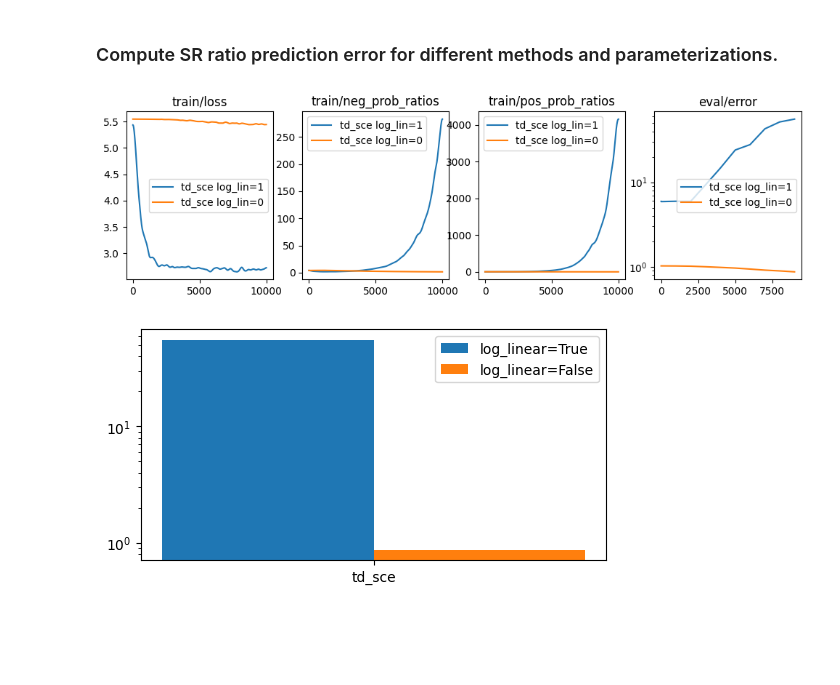
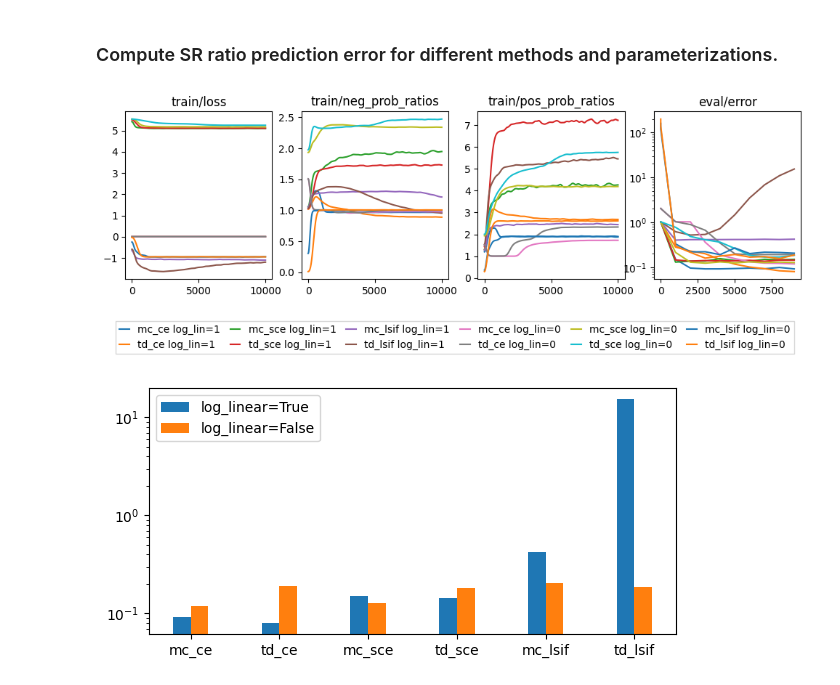
Before and after one commit to chongyi-zheng/ogbench, a Jupyter notebook: notebooks/mc_td_fb.ipynb, the cells around one changed output. Cells and saved outputs as stored; diff of their text form; code cells hidden in the pictures; blank space fills up the shorter version.

```diff
--- a/notebooks/mc_td_fb.ipynb
+++ b/notebooks/mc_td_fb.ipynb
@@ -158,7 +158,7 @@ def plot_metrics(metrics, f_axes=None, logyscale_stats=[], title='', label=None)
       ax.set_yscale('log')
     ax.set_title(name)
 
-    ax.legend()
+    # ax.legend()
     ax.grid()
 
   f.suptitle(title)
@@ -168,7 +168,6 @@ def plot_metrics(metrics, f_axes=None, logyscale_stats=[], title='', label=None)
 # learn the representations
 repr_dim = 4
 batch_size = 256
-tau = 0.005
 
 (terminal_locs,) = np.nonzero(dataset['terminals'] > 0)
 
@@ -195,8 +194,8 @@ def get_prob_ratios(f, b, repr_activation=False, log_linear=False):
     if repr_activation:
         f = jax.nn.softplus(f)
         b = jax.nn.softplus(b)
-    f = f / jnp.linalg.norm(f, axis=-1, keepdims=True) * jnp.sqrt(f.shape[-1])
-    b = b / jnp.linalg.norm(b, axis=-1, keepdims=True) * jnp.sqrt(b.shape[-1])
+    # f = f / jnp.linalg.norm(f, axis=-1, keepdims=True) * jnp.sqrt(f.shape[-1])
+    # b = b / jnp.linalg.norm(b, axis=-1, keepdims=True) * jnp.sqrt(b.shape[-1])
     prob_ratios = jnp.einsum('ik,jk->ij', f, b)
     if log_linear:
         prob_ratios = jnp.exp(prob_ratios)
@@ -230,18 +229,16 @@ def train_and_eval(repr_dim, loss_type, log_linear, num_training_steps=10_000, e
         repr_activation = True
 
     rng = jax.random.key(np.random.randint(2 ** 32))
-    rng, f_rng, b_rng, temp_rng = jax.random.split(rng, 4)
+    rng, f_rng, b_rng = jax.random.split(rng, 3)
     F = 1e-6 * jax.random.normal(f_rng, shape=(num_observations, repr_dim))
     B = 1e-6 * jax.random.normal(b_rng, shape=(num_observations, repr_dim))
-    log_temp = 1e-6 * jax.random.normal(temp_rng, shape=(1, ))
-    params = (F, B, log_temp)
-    target_params = copy.deepcopy(params)
+    params = (F, B)
 
-    optimizer = optax.adam(learning_rate=3e-4)
+    optimizer = optax.adam(learning_rate=3e-3)
     opt_state = optimizer.init(params)
 
     @jax.jit
-    def loss_fn(params, target_params, batch, rng):
+    def loss_fn(params, batch, rng):
         obs = batch['observations']
         next_obs = batch['next_observations']
         future_obs = batch['future_observations']
@@ -249,34 +246,32 @@ def train_and_eval(repr_dim, loss_type, log_linear, num_training_steps=10_000, e
 
         I = jnp.eye(batch_size)
         f = params[0][obs]
-        target_next_f = params[0][next_obs]
+        next_f = params[0][next_obs]
         current_b = params[1][obs]
         future_b = params[1][future_obs]
         random_b = params[1][random_obs]
-        target_random_b = params[1][random_obs]
 
         current_prob_ratios = get_prob_ratios(f, current_b, repr_activation, log_linear)
         future_prob_ratios = get_prob_ratios(f, future_b, repr_activation, log_linear)
         random_prob_ratios = get_prob_ratios(f, random_b, repr_activation, log_linear)
 
         if loss_type in ['mc_ce', 'mc_sce', 'mc_lsif']:
-            # random_prob_ratios = get_prob_ratios(f, random_b, repr_activation, log_linear)
             prob_ratios = I * future_prob_ratios + (1 - I) * random_prob_ratios
             if loss_type == 'mc_ce': # binary cross entropy
                 mask = I + (1 - I) / (batch_size - 1)
                 loss = mask * optax.sigmoid_binary_cross_entropy(logits=jnp.log(prob_ratios), labels=I)
             elif loss_type == 'mc_sce':  # softmax cross entropy
                 loss = (optax.softmax_cross_entropy(logits=jnp.log(prob_ratios), labels=I) + optax.softmax_cross_entropy(logits=jnp.log(prob_ratios.T), labels=I)) / 2.0
-            elif loss_type == 'mc_lsif':
-                loss = 0.5 * ((1 - I) * prob_ratios**2).sum() / (1 - I).sum() - jnp.diag(prob_ratios).sum() / I.sum()
+            elif loss_type == 'mc_lsif': # least square importance filtering
+                loss = 0.5 * ((1 - I) * prob_ratios**2).sum() / (1 - I).sum() - (I * prob_ratios).sum() / I.sum()
             else:
                 raise NotImplementedError
         elif loss_type in ['td_ce', 'td_sce', 'td_lsif']:
             if loss_type == 'td_ce':
                 prob_ratios = I * current_prob_ratios + (1 - I) * random_prob_ratios
 
-                weight_prob_ratios = get_prob_ratios(target_next_f, target_random_b, repr_activation, log_linear)
-                w = jnp.exp(weight_prob_ratios)
+                weight_log_prob_ratios = jnp.log(get_prob_ratios(next_f, random_b, repr_activation, log_linear))
+                w = jnp.exp(weight_log_prob_ratios)
                 w = jax.lax.stop_gradient(w)
 
                 mask1 = (1 - gamma) * I + (1 - I) / (batch_size - 1)
@@ -285,14 +280,18 @@ def train_and_eval(repr_dim, loss_type, log_linear, num_training_steps=10_000, e
             elif loss_type == 'td_sce':
                 prob_ratios = I * current_prob_ratios + (1 - I) * random_prob_ratios
 
-                weight_prob_ratios = get_prob_ratios(target_next_f, target_random_b, repr_activation, log_linear)
-                w = jax.nn.softmax(weight_prob_ratios, axis=-1)
-                w = jax.lax.stop_gradient(w) * batch_size * I
-                # w = jax.lax.stop_gradient(w)
+                weight_log_prob_ratios = jnp.log(get_prob_ratios(next_f, random_b, repr_activation, log_linear))
+                w = jax.nn.softmax(weight_log_prob_ratios, axis=-1)
+                w = jax.lax.stop_gradient(w)
 
                 loss = (1 - gamma) * optax.softmax_cross_entropy(logits=jnp.log(prob_ratios), labels=I) + gamma * optax.softmax_cross_entropy(logits=jnp.log(random_prob_ratios), labels=w)
             elif loss_type == 'td_lsif':
-                pass
+                prob_ratios = I * current_prob_ratios + (1 - I) * random_prob_ratios
+
+                w = get_prob_ratios(next_f, random_b, repr_activation, log_linear)
+                w = jax.lax.stop_gradient(w)
+
+                loss = 0.5 * ((1 - I) * prob_ratios ** 2).sum() / (1 - I).sum() - (1 - gamma) * (I * prob_ratios).sum() / I.sum() - gamma * ((1 - I) * w * prob_ratios).sum() / (1 - I).sum()
         else:
             raise NotImplementedError
 
@@ -309,27 +308,22 @@ def train_and_eval(repr_dim, loss_type, log_linear, num_training_steps=10_000, e
     grad_fn = jax.value_and_grad(loss_fn, has_aux=True)
 
     @jax.jit
-    def update_fn(params, target_params, opt_state, batch, rng):
+    def update_fn(params, opt_state, batch, rng):
         # key, rng = jax.random.split(key, 2)
         rng, loss_rng = jax.random.split(rng, 2)
         # batch = get_data(batch_size)
 
-        (_, info), grad = grad_fn(params, target_params, batch, loss_rng)
+        (_, info), grad = grad_fn(params, batch, loss_rng)
         updates, opt_state = optimizer.update(grad, opt_state, params)
         params = optax.apply_updates(params, updates)
 
-        target_params = jax.tree_util.tree_map(
-            lambda p, tp: p * tau + tp * (1 - tau),
-            params, target_params,
-        )
-
-        return params, target_params, opt_state, rng, info
+        return params, opt_state, rng, info
 
     metrics = collections.defaultdict(list)
     for step in tqdm.trange(num_training_steps):
         rng, update_rng = jax.random.split(rng)
         batch = get_data(batch_size)
-        params, target_params, opt_state, rng, info = update_fn(params, target_params, opt_state, batch, update_rng)
+        params, opt_state, rng, info = update_fn(params, opt_state, batch, update_rng)
 
         for k, v in info.items():
             metrics['train/' + k].append(
@@ -343,36 +337,43 @@ def train_and_eval(repr_dim, loss_type, log_linear, num_training_steps=10_000, e
                     np.array([step, v])
                 )
 
         # if step == 1 or step % plot_interval == 0:
         #     label = loss_type + ' log_linear={}'.format(log_linear)
         #     f = plot_metrics(metrics, logyscale_stats=[], label=label)
         #     display.clear_output(wait=True)
         #     f.tight_layout()
         #     f.show()
 
     for k, v in metrics.items():
         metrics[k] = np.asarray(v)
 
     return metrics
 
-# loss_type_vec = ['mc_ce', 'mc_sce', 'mc_lsif', 'td_ce', 'td_sce']
-loss_type_vec = ['td_sce']
+loss_type_vec = ['mc_ce', 'td_ce', 'mc_sce', 'td_sce', 'mc_lsif', 'td_lsif']
+# loss_type_vec = ['mc_ce']
 
 all_metrics = dict()
 f_axes = None
 for col, log_linear in enumerate([True, False]):
 
     for loss_type in loss_type_vec:
         metrics = train_and_eval(repr_dim, loss_type, log_linear)
 
         label = loss_type + ' log_lin={}'.format(int(log_linear))
         all_metrics[label] = metrics
 
         f_axes = plot_metrics(metrics, f_axes=f_axes, logyscale_stats=['eval/error'], label=label)
 f, axes = f_axes
+
+legend = axes[0, 0].legend(bbox_to_anchor=(-0.1, -0.22),
+                           loc="upper left", labelspacing=0.5, columnspacing=1.0, fancybox=False,
+                           shadow=False, fontsize=10, borderpad=0.35, handlelength=1.0, ncol=6)
+
+f.tight_layout()
+f.savefig("figures/mc_td_fb_lc.png", bbox_extra_artists=(legend, ))
 plt.show()
 # %% [output]
-[figure, old version]
+[figure, new version]
 # %%
 final_errors = collections.defaultdict(list)
 
@@ -380,8 +381,7 @@ f, ax = plt.subplots(nrows=1, ncols=1)
 f.set_figheight(3)
 f.set_figwidth(6)
 
-x = np.arange(1)
-# x = np.arange(5)
+x = np.arange(6)
 width = 0.2
 for col, log_linear in enumerate([True, False]):
     for loss_type in loss_type_vec:
@@ -396,6 +396,8 @@ for col, log_linear in enumerate([True, False]):
     ax.set_yscale('log')
     ax.legend()
 
+f.tight_layout()
+f.savefig("figures/mc_td_fb.png")
 plt.show()
 # %% [output]
-[figure, old version]
+[figure, new version]
```
Also changed, not shown: parts of 1 cell of this notebook, 3 other files.
